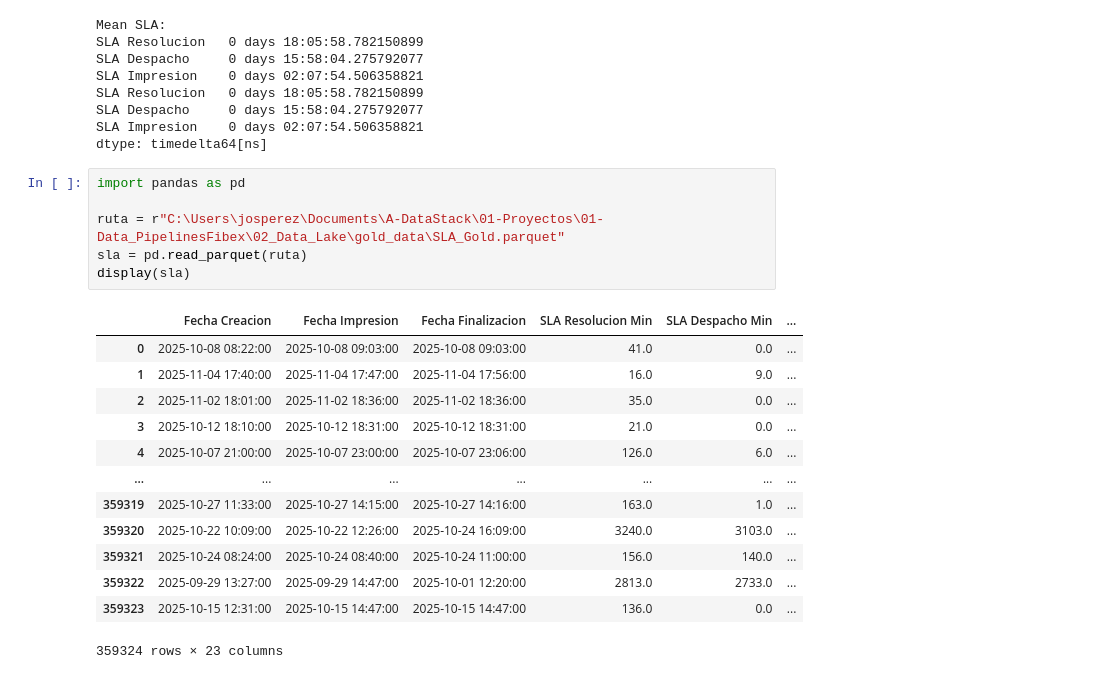
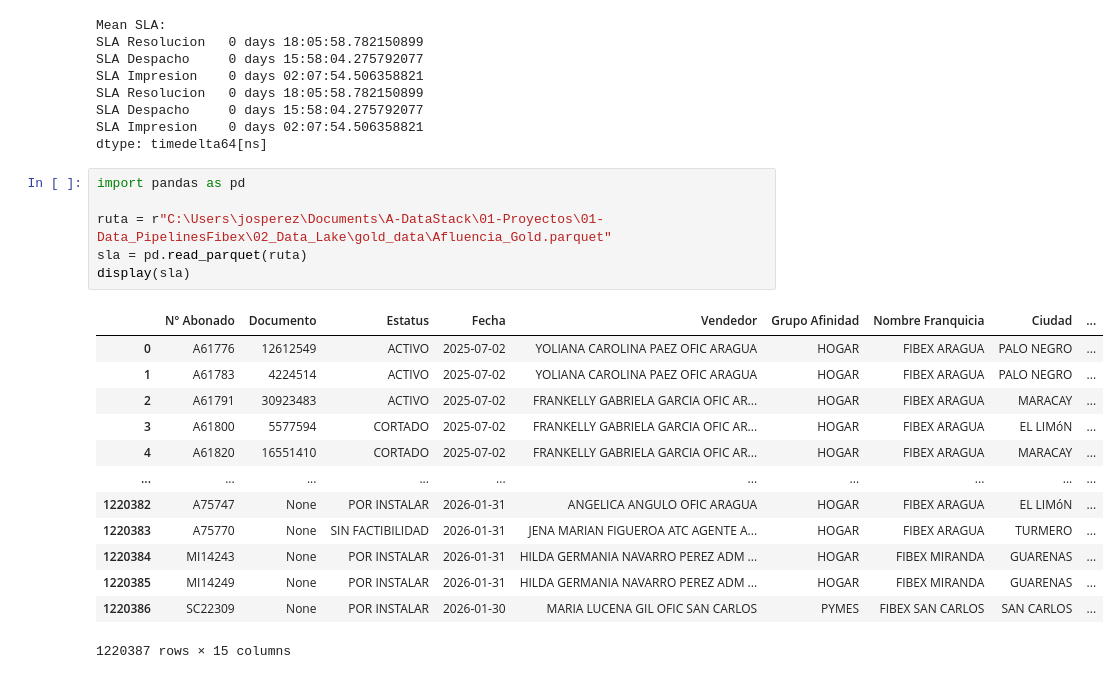
Before and after one commit to Artur030610/Data-Automated-Pipeline-Telecom, a Jupyter notebook: Ver_data.ipynb, the cells around one changed output. Saved outputs shown, nothing was run; the diff lists cells and outputs as text.

```diff
--- a/Ver_data.ipynb
+++ b/Ver_data.ipynb
@@ -361,23 +361,23 @@ dtype: timedelta64[ns]
 # %%
 import pandas as pd
 
-ruta = r"C:\Users\josperez\Documents\A-DataStack\01-Proyectos\01-Data_PipelinesFibex\02_Data_Lake\gold_data\SLA_Gold.parquet"
+ruta = r"C:\Users\josperez\Documents\A-DataStack\01-Proyectos\01-Data_PipelinesFibex\02_Data_Lake\gold_data\Afluencia_Gold.parquet"
 sla = pd.read_parquet(ruta)
 display(sla)
 # %% [output]
-|  | Fecha Creacion | Fecha Impresion | Fecha Finalizacion | SLA Resolucion Min | SLA Despacho Min | ... |
-| 0 | 2025-10-08 08:22:00 | 2025-10-08 09:03:00 | 2025-10-08 09:03:00 | 41.0 | 0.0 | ... |
-| 1 | 2025-11-04 17:40:00 | 2025-11-04 17:47:00 | 2025-11-04 17:56:00 | 16.0 | 9.0 | ... |
-| 2 | 2025-11-02 18:01:00 | 2025-11-02 18:36:00 | 2025-11-02 18:36:00 | 35.0 | 0.0 | ... |
-| 3 | 2025-10-12 18:10:00 | 2025-10-12 18:31:00 | 2025-10-12 18:31:00 | 21.0 | 0.0 | ... |
-| 4 | 2025-10-07 21:00:00 | 2025-10-07 23:00:00 | 2025-10-07 23:06:00 | 126.0 | 6.0 | ... |
-| ... | ... | ... | ... | ... | ... | ... |
-| 359319 | 2025-10-27 11:33:00 | 2025-10-27 14:15:00 | 2025-10-27 14:16:00 | 163.0 | 1.0 | ... |
-| 359320 | 2025-10-22 10:09:00 | 2025-10-22 12:26:00 | 2025-10-24 16:09:00 | 3240.0 | 3103.0 | ... |
-| 359321 | 2025-10-24 08:24:00 | 2025-10-24 08:40:00 | 2025-10-24 11:00:00 | 156.0 | 140.0 | ... |
-| 359322 | 2025-09-29 13:27:00 | 2025-09-29 14:47:00 | 2025-10-01 12:20:00 | 2813.0 | 2733.0 | ... |
-| 359323 | 2025-10-15 12:31:00 | 2025-10-15 14:47:00 | 2025-10-15 14:47:00 | 136.0 | 0.0 | ... |
+|  | N° Abonado | Documento | Estatus | Fecha | Vendedor | Grupo Afinidad | Nombre Franquicia | Ciudad | ... |
+| 0 | A61776 | 12612549 | ACTIVO | 2025-07-02 | YOLIANA CAROLINA PAEZ OFIC ARAGUA | HOGAR | FIBEX ARAGUA | PALO NEGRO | ... |
+| 1 | A61783 | 4224514 | ACTIVO | 2025-07-02 | YOLIANA CAROLINA PAEZ OFIC ARAGUA | HOGAR | FIBEX ARAGUA | PALO NEGRO | ... |
+| 2 | A61791 | 30923483 | ACTIVO | 2025-07-02 | FRANKELLY GABRIELA GARCIA OFIC AR... | HOGAR | FIBEX ARAGUA | MARACAY | ... |
+| 3 | A61800 | 5577594 | CORTADO | 2025-07-02 | FRANKELLY GABRIELA GARCIA OFIC AR... | HOGAR | FIBEX ARAGUA | EL LIMóN | ... |
+| 4 | A61820 | 16551410 | CORTADO | 2025-07-02 | FRANKELLY GABRIELA GARCIA OFIC AR... | HOGAR | FIBEX ARAGUA | MARACAY | ... |
+| ... | ... | ... | ... | ... | ... | ... | ... | ... | ... |
+| 1220382 | A75747 | None | POR INSTALAR | 2026-01-31 | ANGELICA ANGULO OFIC ARAGUA | HOGAR | FIBEX ARAGUA | EL LIMóN | ... |
+| 1220383 | A75770 | None | SIN FACTIBILIDAD | 2026-01-31 | JENA MARIAN FIGUEROA ATC AGENTE A... | HOGAR | FIBEX ARAGUA | TURMERO | ... |
+| 1220384 | MI14243 | None | POR INSTALAR | 2026-01-31 | HILDA GERMANIA NAVARRO PEREZ ADM ... | HOGAR | FIBEX MIRANDA | GUARENAS | ... |
+| 1220385 | MI14249 | None | POR INSTALAR | 2026-01-31 | HILDA GERMANIA NAVARRO PEREZ ADM ... | HOGAR | FIBEX MIRANDA | GUARENAS | ... |
+| 1220386 | SC22309 | None | POR INSTALAR | 2026-01-30 | MARIA LUCENA GIL OFIC SAN CARLOS | PYMES | FIBEX SAN CARLOS | SAN CARLOS | ... |
-359324 rows × 23 columns
+1220387 rows × 15 columns
 # %%
 import pandas as pd
 
```
Also changed, not shown: parts of 6 cells of this notebook, 24 other files.
